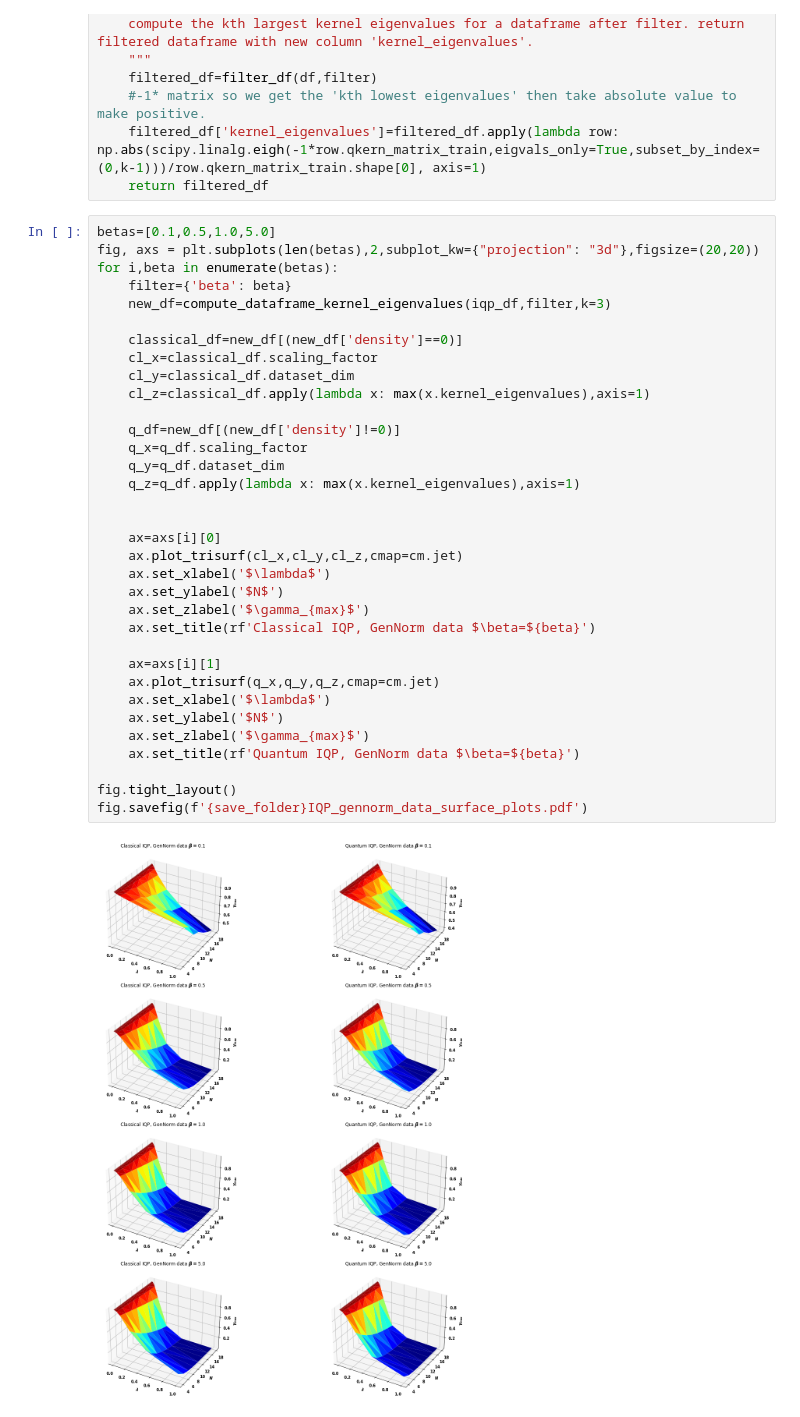
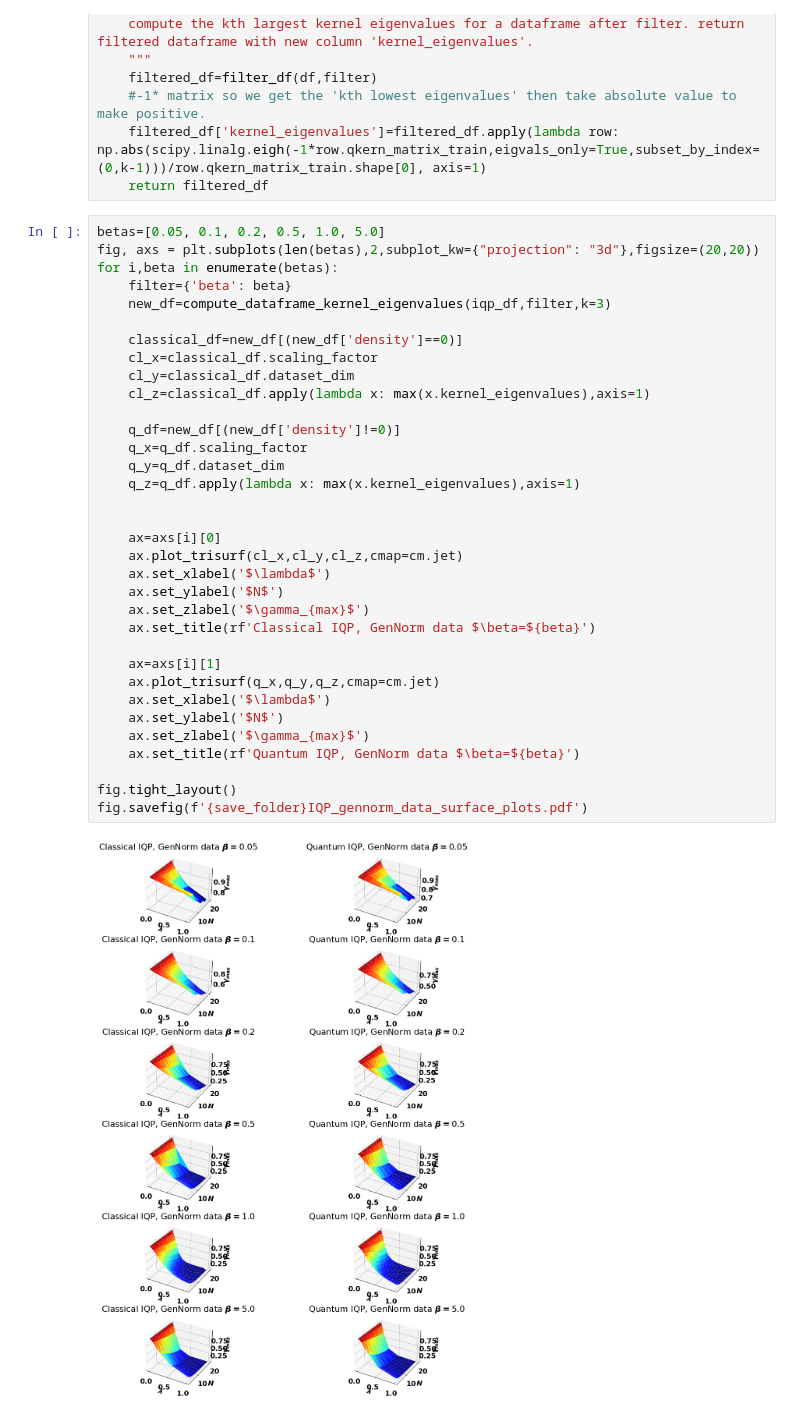
Before and after one commit to lslattery11/quantum_kernel, a Jupyter notebook: notebooks/data_visualization/iqp_fidelity_kernel_decay.ipynb, the cells around one changed output. Saved outputs shown, nothing was run; the diff lists cells and outputs as text.

```diff
--- a/notebooks/data_visualization/iqp_fidelity_kernel_decay.ipynb
+++ b/notebooks/data_visualization/iqp_fidelity_kernel_decay.ipynb
@@ -62,38 +60,38 @@ def compute_dataframe_kernel_eigenvalues(df: pd.DataFrame,filter: dict = {}, k:
     filtered_df['kernel_eigenvalues']=filtered_df.apply(lambda row: np.abs(scipy.linalg.eigh(-1*row.qkern_matrix_train,eigvals_only=True,subset_by_index=(0,k-1)))/row.qkern_matrix_train.shape[0], axis=1)
     return filtered_df
 # %%
-betas=[0.1,0.5,1.0,5.0]
+betas=[0.05, 0.1, 0.2, 0.5, 1.0, 5.0]
 fig, axs = plt.subplots(len(betas),2,subplot_kw={"projection": "3d"},figsize=(20,20))
 for i,beta in enumerate(betas):
     filter={'beta': beta}
     new_df=compute_dataframe_kernel_eigenvalues(iqp_df,filter,k=3)
 
     classical_df=new_df[(new_df['density']==0)]
     cl_x=classical_df.scaling_factor
     cl_y=classical_df.dataset_dim
     cl_z=classical_df.apply(lambda x: max(x.kernel_eigenvalues),axis=1)
 
     q_df=new_df[(new_df['density']!=0)]
     q_x=q_df.scaling_factor
     q_y=q_df.dataset_dim
     q_z=q_df.apply(lambda x: max(x.kernel_eigenvalues),axis=1)
 
 
     ax=axs[i][0]
     ax.plot_trisurf(cl_x,cl_y,cl_z,cmap=cm.jet)
     ax.set_xlabel('$\lambda$')
     ax.set_ylabel('$N$')
     ax.set_zlabel('$\gamma_{max}$')
     ax.set_title(rf'Classical IQP, GenNorm data $\beta=${beta}')
 
     ax=axs[i][1]
     ax.plot_trisurf(q_x,q_y,q_z,cmap=cm.jet)
     ax.set_xlabel('$\lambda$')
     ax.set_ylabel('$N$')
     ax.set_zlabel('$\gamma_{max}$')
     ax.set_title(rf'Quantum IQP, GenNorm data $\beta=${beta}')
 
 fig.tight_layout()
 fig.savefig(f'{save_folder}IQP_gennorm_data_surface_plots.pdf')
 # %% [output]
-[figure, old version]
+[figure, new version]
```
Also changed, not shown: parts of 6 cells of this notebook, 4 other files.
